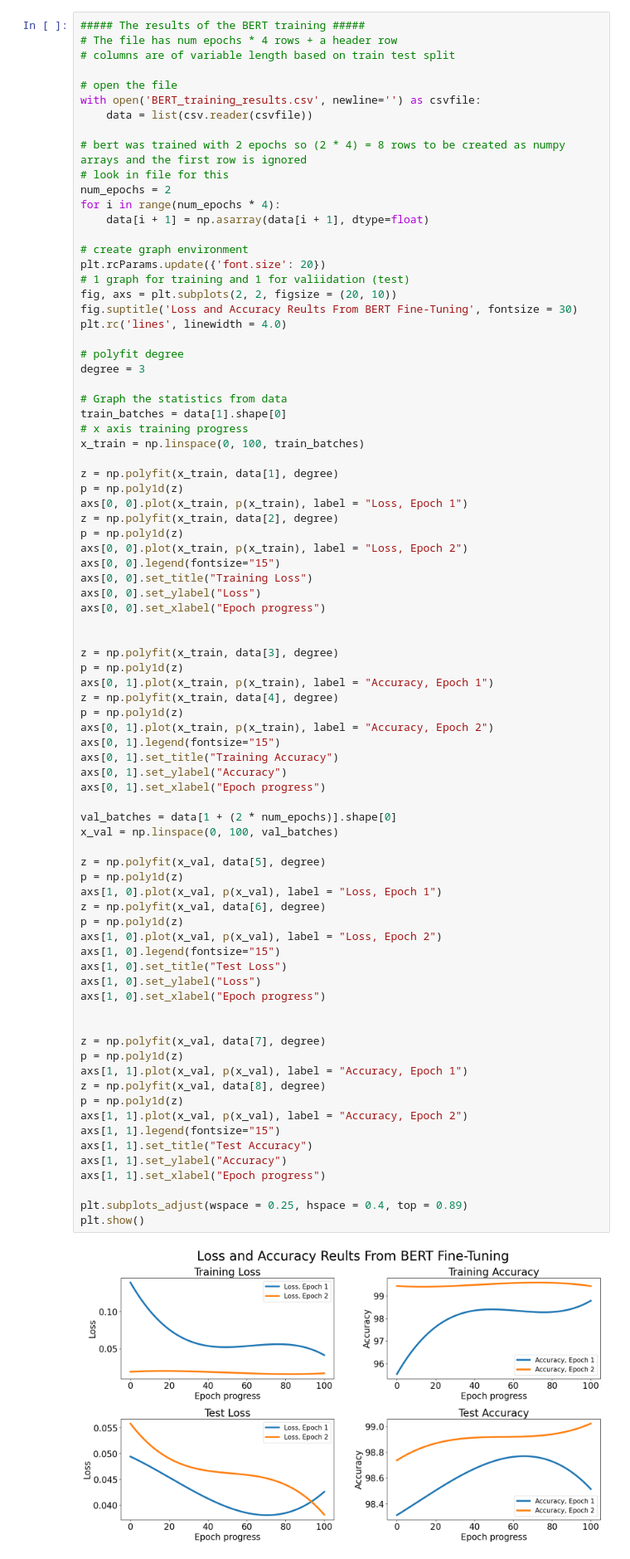
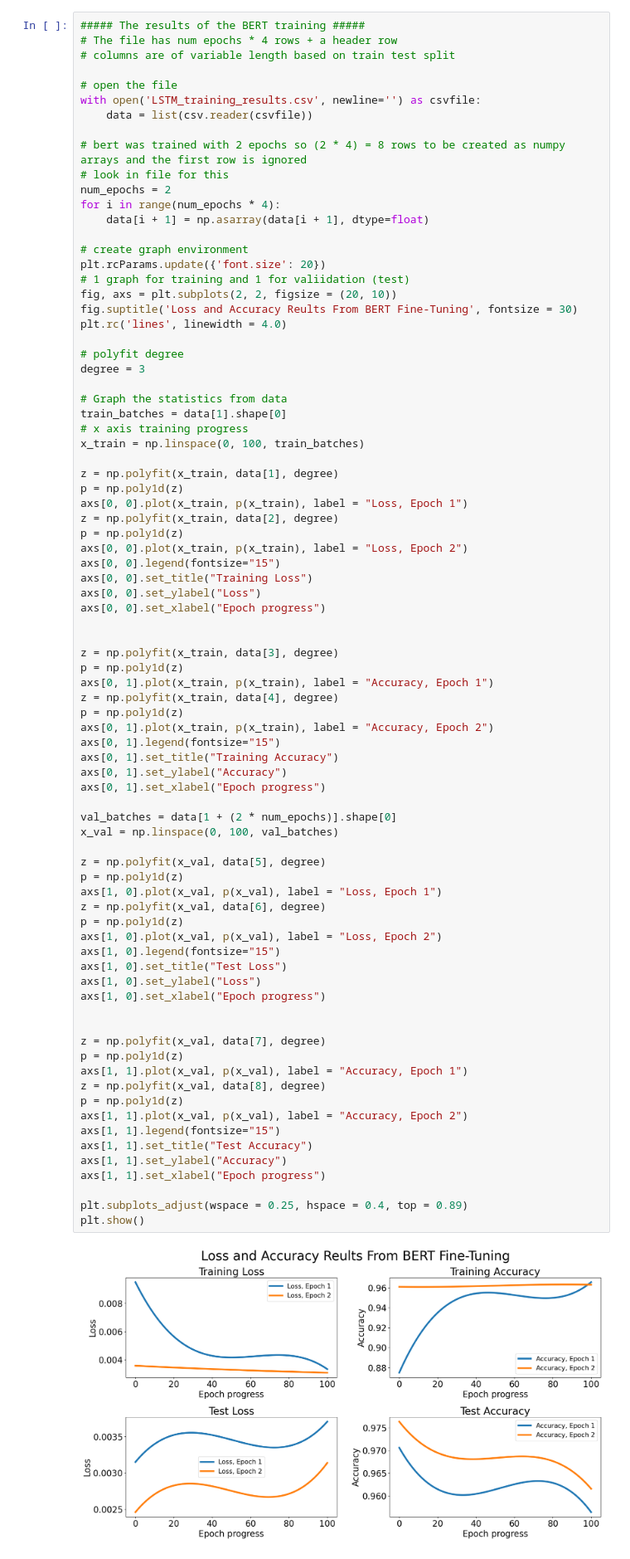
Before and after one commit to chasewalker26/NLP_project_1, a Jupyter notebook: training_grapher.ipynb, the cells around one changed output. Shown: that part at 83% size. Drawn from its saved outputs; the diff is of its cells as text.

Commit message:
updated LSTM trainer for consistency with BERT trainer

```diff
--- a/training_grapher.ipynb
+++ b/training_grapher.ipynb
@@ -8,7 +8,7 @@ import matplotlib.pyplot as plt
 # columns are of variable length based on train test split
 
 # open the file
-with open('BERT_training_results.csv', newline='') as csvfile:
+with open('LSTM_training_results.csv', newline='') as csvfile:
     data = list(csv.reader(csvfile))
 
 # bert was trained with 2 epochs so (2 * 4) = 8 rows to be created as numpy arrays and the first row is ignored
@@ -57,31 +57,31 @@ axs[0, 1].set_xlabel("Epoch progress")
 
 val_batches = data[1 + (2 * num_epochs)].shape[0]
 x_val = np.linspace(0, 100, val_batches)
 
 z = np.polyfit(x_val, data[5], degree)
 p = np.poly1d(z)
 axs[1, 0].plot(x_val, p(x_val), label = "Loss, Epoch 1")
 z = np.polyfit(x_val, data[6], degree)
 p = np.poly1d(z)
 axs[1, 0].plot(x_val, p(x_val), label = "Loss, Epoch 2")
 axs[1, 0].legend(fontsize="15")
 axs[1, 0].set_title("Test Loss")
 axs[1, 0].set_ylabel("Loss")
 axs[1, 0].set_xlabel("Epoch progress")
 
 
 z = np.polyfit(x_val, data[7], degree)
 p = np.poly1d(z)
 axs[1, 1].plot(x_val, p(x_val), label = "Accuracy, Epoch 1")
 z = np.polyfit(x_val, data[8], degree)
 p = np.poly1d(z)
 axs[1, 1].plot(x_val, p(x_val), label = "Accuracy, Epoch 2")
 axs[1, 1].legend(fontsize="15")
 axs[1, 1].set_title("Test Accuracy")
 axs[1, 1].set_ylabel("Accuracy")
 axs[1, 1].set_xlabel("Epoch progress")
 
 plt.subplots_adjust(wspace = 0.25, hspace = 0.4, top = 0.89)
 plt.show()
 # %% [output]
-[figure, old version]
+[figure, new version]
```
Also changed, not shown: 6 other files.
